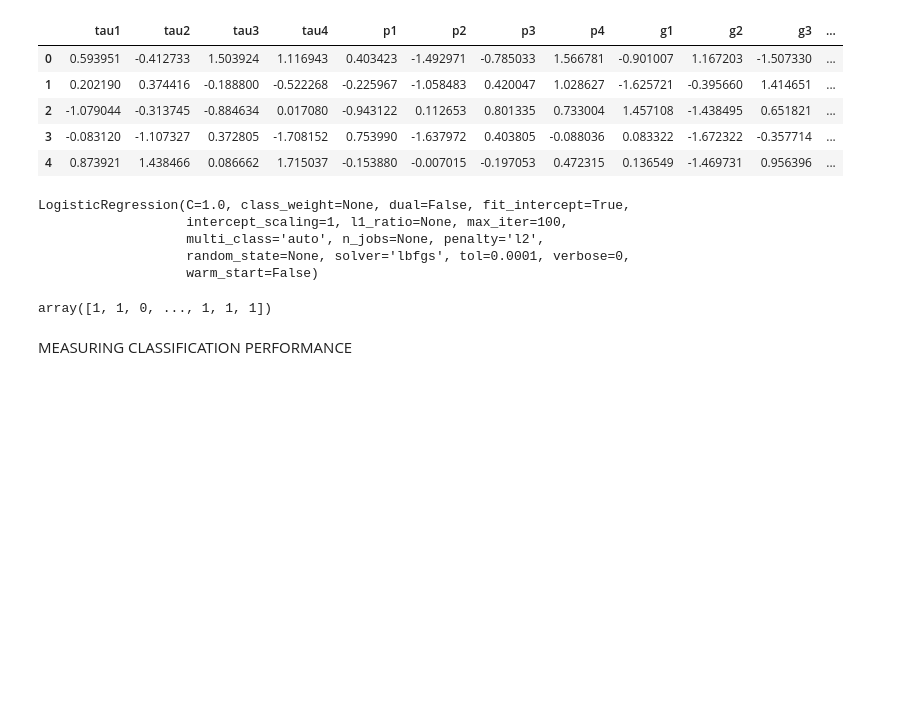
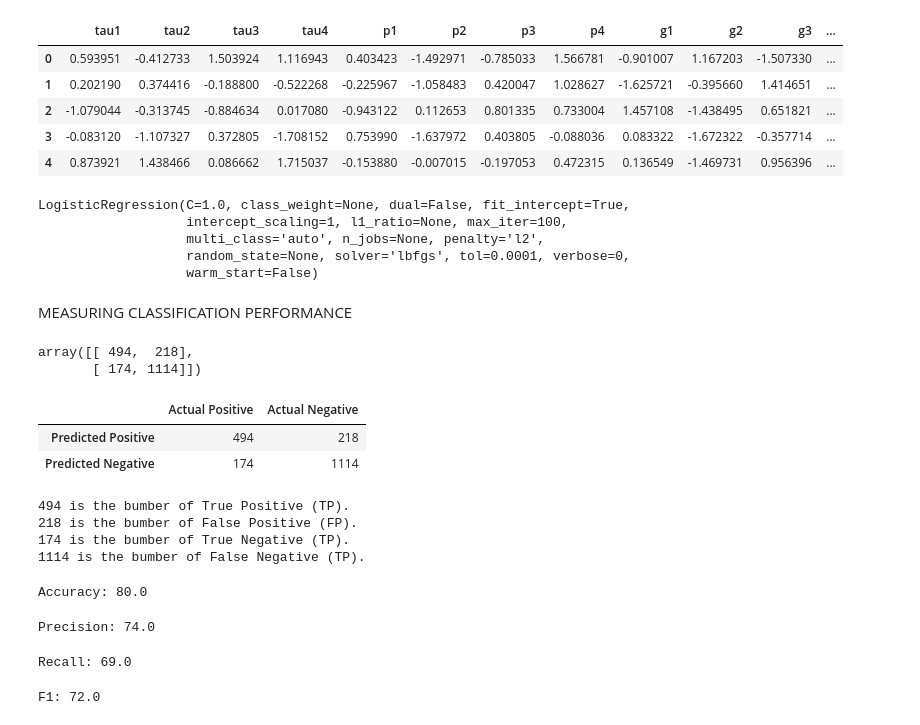
Before and after one commit to ProData-Emmanuel/Climate-Change-Project, a Jupyter notebook: Okeke_Emmanuel_Data_Science_Stage_C_Graded_Quiz_Hamoye_Internship.ipynb, the cells around one changed output. Cells and saved outputs as stored; diff of their text form; code cells hidden in the pictures; blank space fills up the shorter version.

```diff
--- a/Okeke_Emmanuel_Data_Science_Stage_C_Graded_Quiz_Hamoye_Internship.ipynb
+++ b/Okeke_Emmanuel_Data_Science_Stage_C_Graded_Quiz_Hamoye_Internship.ipynb
@@ -137,8 +163,64 @@ LogisticRegression(C=1.0, class_weight=None, dual=False, fit_intercept=True,
                    warm_start=False)
 # %%
 # The trained model is ready to make predictions
-log_reg.predict(normalised_test_df)
+pred = log_reg.predict(normalised_test_df)
-# %% [output]
-array([1, 1, 0, ..., 1, 1, 1])
 # %% [markdown]
 MEASURING CLASSIFICATION PERFORMANCE
+# %%
+# Computing the confusion matrix for the model. Logistic Regression Confussion Matrix
+# import metrics
+from sklearn.metrics import recall_score, accuracy_score, precision_score, f1_score, confusion_matrix
+cnf_mat = confusion_matrix(y_true=y_test, y_pred=pred, labels=[0,1])
+cnf_mat
+# %% [output]
+array([[ 494,  218],
+       [ 174, 1114]])
+# %%
+# Previewing the Confusion Matrix in DataFrame
+cnf_mat_df = pd.DataFrame(cnf_mat, columns=['Actual Positive', 'Actual Negative'],
+                          index=['Predicted Positive', 'Predicted Negative'])
+cnf_mat_df
+# %% [output]
+|  | Actual Positive | Actual Negative |
+| Predicted Positive | 494 | 218 |
+| Predicted Negative | 174 | 1114 |
+# %%
+print("{} is the bumber of True Positive (TP).".format(cnf_mat_df.iloc[0,0]))
+print("{} is the bumber of False Positive (FP).".format(cnf_mat_df.iloc[0,1])) # Type I error
+print("{} is the bumber of True Negative (TP).".format(cnf_mat_df.iloc[1,0]))
+print("{} is the bumber of False Negative (TP).".format(cnf_mat_df.iloc[1,1]))  # Type II error
+# %% [output]
+494 is the bumber of True Positive (TP).
+218 is the bumber of False Positive (FP).
+174 is the bumber of True Negative (TP).
+1114 is the bumber of False Negative (TP).
+# %%
+# Calculate Accuracy
+# NOTE: Accuracy is only accurate if the model is balanced. It will give inaccurate results if there is a class imbalance.
+
+accuracy = accuracy_score(y_true=y_test, y_pred=pred)
+print('Accuracy: {}'.format(round(accuracy*100), 2))
+# %% [output]
+Accuracy: 80.0
+# %%
+# PRECISION
+# Precision is the ratio of correctly predicted instances of a class to the total number of items predicted by the model to be in that class
+
+precision = precision_score(y_true=y_test, y_pred=pred, pos_label=0)
+print('Precision: {}'.format(round(precision*100), 2))
+# %% [output]
+Precision: 74.0
+# %%
+# Recall
+
+recall = recall_score(y_true=y_test, y_pred=pred, pos_label=0)
+print("Recall: {}".format(round(recall*100), 2))
+# %% [output]
+Recall: 69.0
+# %%
+# F1_Score
+
+f1 = f1_score(y_true=y_test, y_pred=pred, pos_label=0)
+print("F1: {}".format(round(f1*100),2))
+# %% [output]
+F1: 72.0
```
Also changed, not shown: parts of 37 cells of this notebook.
